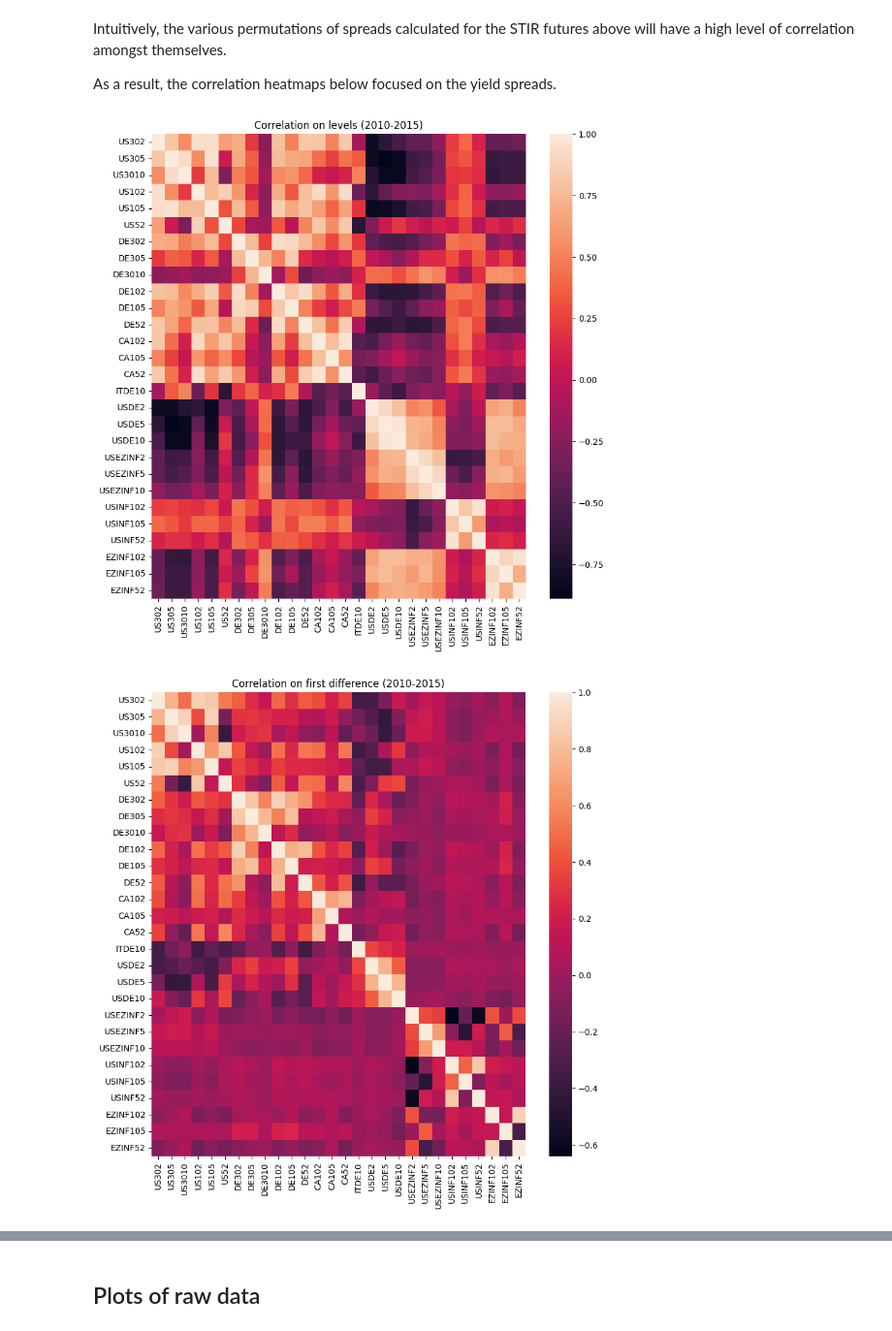
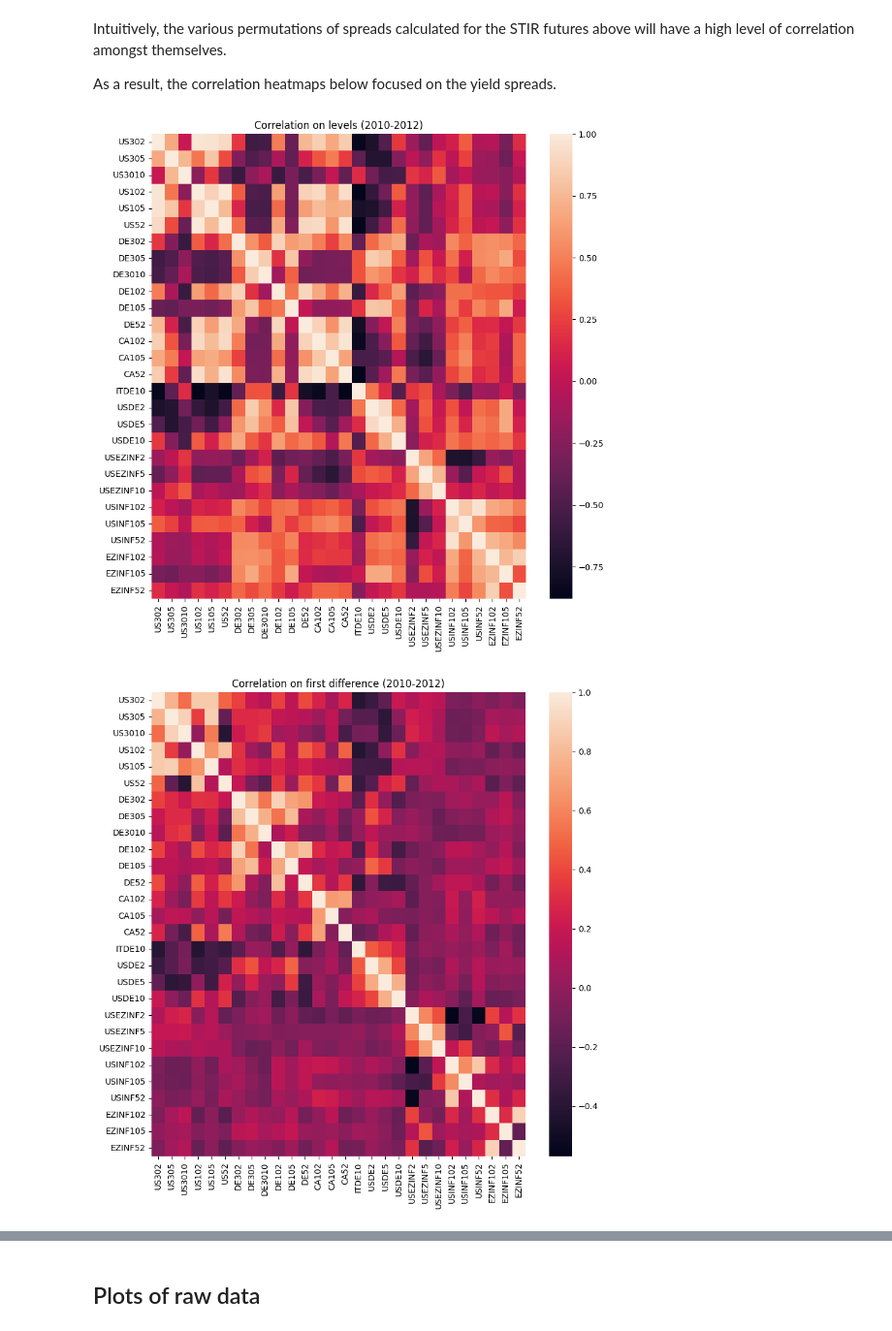
Before and after one commit to sjv1030/wq-capstone, a Jupyter notebook: scripts/capstone.ipynb, the cells around one changed output, grey strips where cells are left out. Shown at 97% size. Cells and saved outputs as stored; diff of their text form; code cells hidden in the pictures.

```diff
--- a/scripts/capstone.ipynb
+++ b/scripts/capstone.ipynb
@@ -40,8 +56,8 @@ for file in files:
 # Data transformation
 # %%
 # Initial training period (year)
-beg = 2010
-end = 2015
+beg_yr = 2010
+end_yr = 2012
 # %% [markdown]
 ## Convert STIR into yield term
 # %% [markdown]
@@ -148,6 +164,8 @@ file_dict['spread']['EZINF52'] = file_dict['infswp']['EZ-5'] - file_dict['infswp
 # %%
 # STIR futures strictly follow US trading days, so the other dataframe holding spreads (calculated above) will be merged with this one
 full_data = full_data.join(file_dict['spread'], how='left')
+full_data = full_data.join(file_dict['yields'], how='left')
+full_data = full_data.join(file_dict['infswp'], how='left')
 full_data.head()
 # %% [output]
 |  | ER1-2 | SFR1-2 | ER1-3 | SFR1-3 | ER1-4 | SFR1-4 | ER1-5 | SFR1-5 | ER1-6 | SFR1-6 | ... | ... |
@@ -191,5 +211,5 @@ def make_pca(df, beg, end):
 # %%
-cds = file_dict['ez_cds'].fillna(method='ffill').loc[str(beg):str(end)].diff().dropna().values
+cds = file_dict['ez_cds'].fillna(method='ffill').loc[str(beg_yr):str(end_yr)].diff().dropna().values
 scaler = StandardScaler()
 scaled_cds = scaler.fit_transform(cds)
 
@@ -203,6 +223,8 @@ print(pca.explained_variance_ratio_.cumsum())
 plt.bar([1,2,3], pca.explained_variance_ratio_.cumsum())
 plt.plot([1,2,3], pca.explained_variance_ratio_, color='red', marker='o')
 plt.legend(['Individual Variance', 'Cumulative Variance'])
+plt.xlabel('Principal Component')
+plt.ylabel('Explained Variance % (1=100%)')
 plt.ylim([0,1])
 plt.xticks(np.arange(1, 3.1, step=1))
 plt.show()
@@ -270,6 +294,6 @@ plt.show()
 # %%
 # create PCA index and add to larger datafile
-EZ_risk = pd.DataFrame(EZ_risk_index.cumsum(), index=file_dict['ez_cds'].loc[str(beg):str(end)].index[1:])
+EZ_risk = pd.DataFrame(EZ_risk_index.cumsum(), index=file_dict['ez_cds'].loc[str(beg_yr):str(end_yr)].index[1:])
 EZ_risk.columns = ['EZ Risk Index']
 
 full_data = full_data.join(EZ_risk, how='left')
@@ -307,14 +331,14 @@ As a result, the correlation heatmaps below focused on the yield spreads.
 # %%
 spreads_cols = file_dict['spread'].columns
 fig, ax = plt.subplots(figsize=(10,10))
-sns.heatmap(full_data_wf[spreads_cols].loc[str(beg):str(end)].corr(method='pearson').round(2))
-plt.title('Correlation on levels ('+str(beg)+'-'+str(end)+')')
+sns.heatmap(full_data_wf[spreads_cols].loc[str(beg_yr):str(end_yr)].corr(method='pearson').round(2))
+plt.title('Correlation on levels ('+str(beg_yr)+'-'+str(end_yr)+')')
 plt.show()
 
 fig, ax = plt.subplots(figsize=(10,10))
-sns.heatmap(full_data_wf[spreads_cols].loc[str(beg):str(end)].diff().corr(method='pearson').round(2))
-plt.title('Correlation on first difference ('+str(beg)+'-'+str(end)+')')
+sns.heatmap(full_data_wf[spreads_cols].loc[str(beg_yr):str(end_yr)].diff().corr(method='pearson').round(2))
+plt.title('Correlation on first difference ('+str(beg_yr)+'-'+str(end_yr)+')')
 plt.show()
 # %% [output]
-[figure, old version]
+[figure, new version]
-[figure, old version]
+[figure, new version]
```
Also changed, not shown: parts of 72 cells of this notebook.
